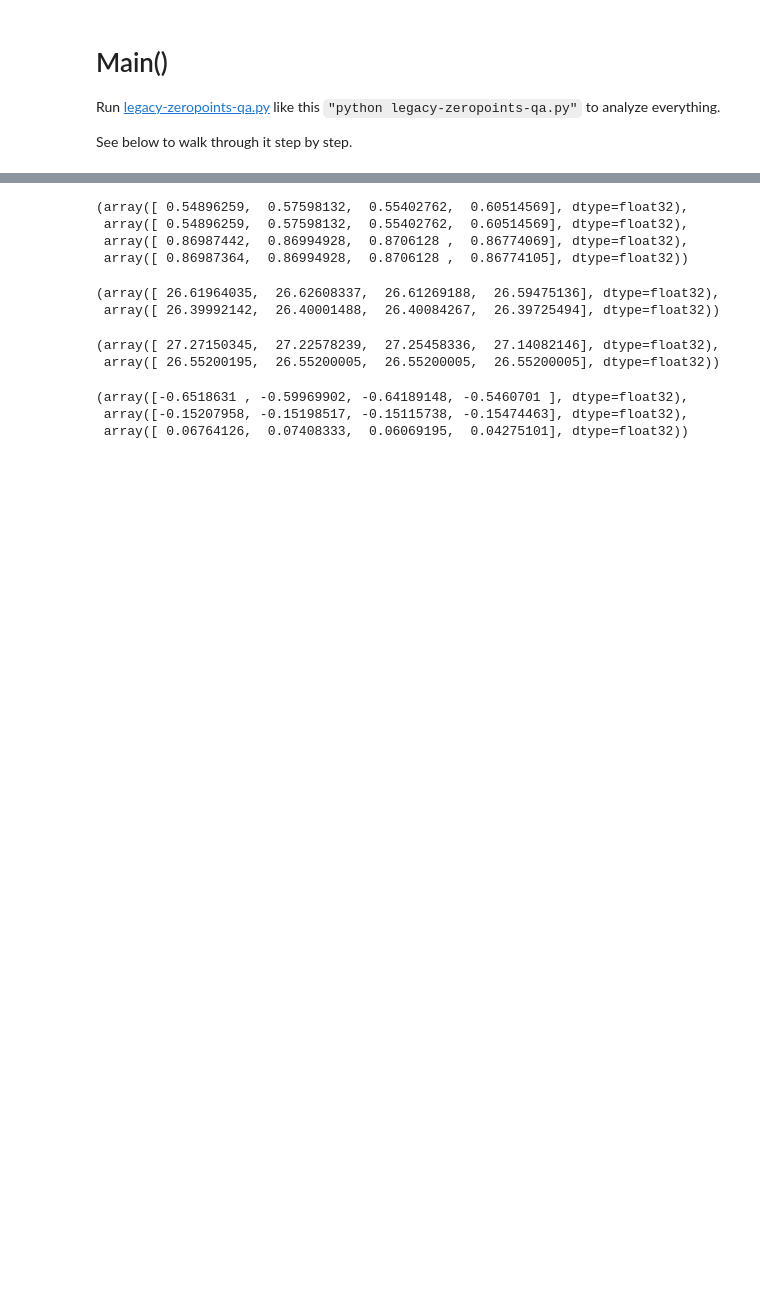
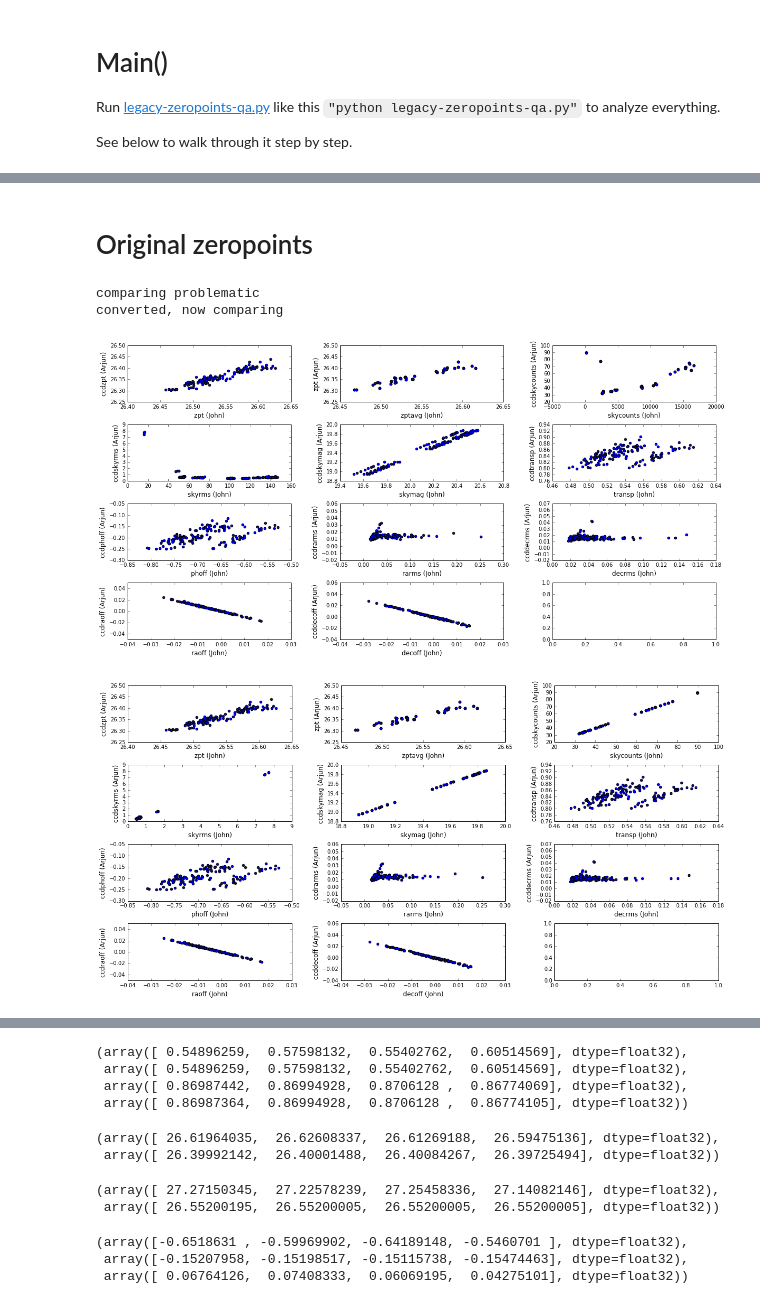
Before and after one commit to kaylanb/thesis_code, a Jupyter notebook: zeropoints/legacy-zeropoints.ipynb, the cells around one changed output, grey strips where cells are left out. Cells and saved outputs as stored; diff of their text form; code cells hidden in the pictures; blank space fills up the shorter version.

Commit message:
updated comparison script: translate.py

```diff
--- a/zeropoints/legacy-zeropoints.ipynb
+++ b/zeropoints/legacy-zeropoints.ipynb
@@ -122,21 +35,0 @@ for key1,key2 in zip(trans1.keys(),trans2.keys()):
-# %%
-from translate import Translator
-
-j_cat,a_cat= [],[]
-# fns=glob.glob('/project/projectdirs/desi/users/burleigh/test_data/old/zeropoint*v2.fits')
-mydir='/project/projectdirs/desi/users/burleigh/test_data/old'
-fns=[os.path.join(mydir,'zeropoint-k4m_160203_015632_ooi_zd_v2.fits')]
-for fn in fns:
-    j_cat.append( fits_table(fn) )
-    a_fn= os.path.join(os.path.dirname(fn), 'arjun_'+os.path.basename(fn))
-    a_cat.append( fits_table(a_fn) )
-# fns=glob.glob('/project/projectdirs/desi/users/burleigh/test_data/zeropoint*v2.fits')
-# for fn in fns:
-#     a_cat.append( fits_table(fn) )
-#     j_fn= os.path.join(os.path.dirname(fn), 'units_1arcsec_'+os.path.basename(fn))
-#     j_cat.append( fits_table(j_fn) )
-j2 = merge_tables(j_cat, columns='fillzero')
-a2 = merge_tables(a_cat, columns='fillzero')
-
-t2=Translator(j2,a2)
-t2.save(fn='test.pickle')
@@ -224,0 +85,30 @@ t.j.get('transp')[-4:],t.a.get( t.j2a['transp'] )[-4:],
+# %% [markdown]
+# Original zeropoints
+# %%
+from translate import Translator,Converter
+
+j_cat,a_cat= [],[]
+mydir='/global/homes/k/kaylanb/repos/thesis_code/zeropoints/data/'
+fns=glob.glob(os.path.join(mydir,'original/originalzero*v2.fits'))
+for fn in fns:
+    j_cat.append( fits_table(fn) )
+    a_fn= os.path.join(os.path.dirname(fn), 'arjun_'+os.path.basename(fn).replace('original',''))
+    a_cat.append( fits_table(a_fn) )
+# fns=glob.glob('/project/projectdirs/desi/users/burleigh/test_data/zeropoint*v2.fits')
+# for fn in fns:
+#     a_cat.append( fits_table(fn) )
+#     j_fn= os.path.join(os.path.dirname(fn), 'units_1arcsec_'+os.path.basename(fn))
+#     j_cat.append( fits_table(j_fn) )
+j = merge_tables(j_cat, columns='fillzero')
+a = merge_tables(a_cat, columns='fillzero')
+
+t=Translator(j,a,verbose=False)
+t.compare_problematic()
+
+c=Converter(j,a)
+# t.save(fn='test.pickle')
+# %% [output]
+comparing problematic
+converted, now comparing
+[figure, added]
+[figure, added]
```
Also changed, not shown: parts of 97 cells of this notebook, 3 other files.
